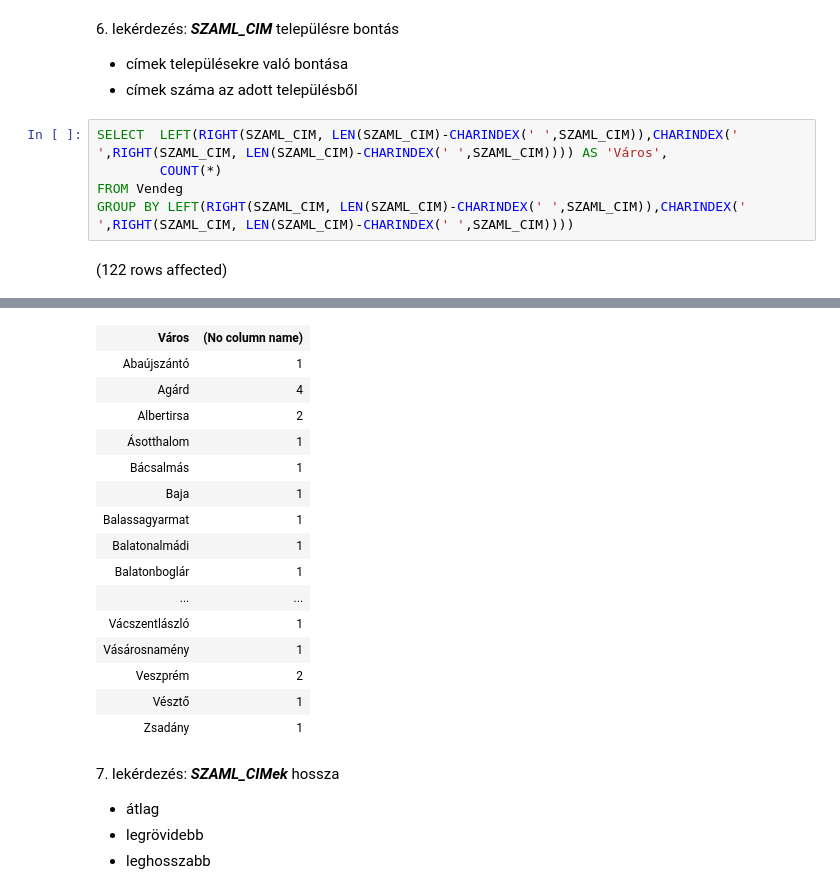
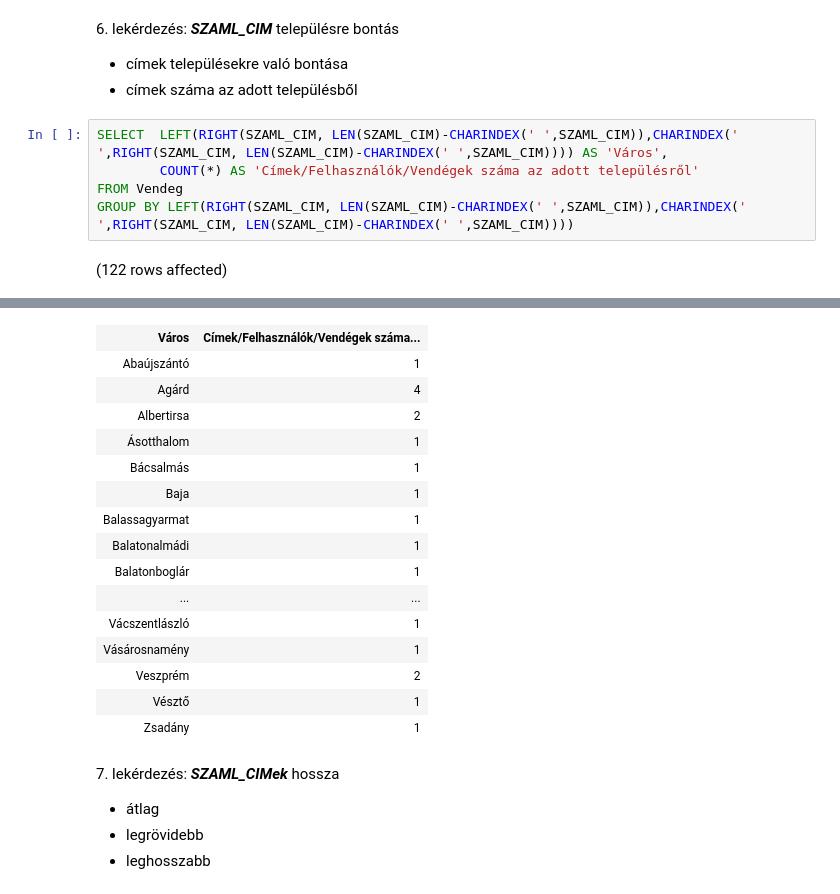
Before and after one commit to varadikitti/sqlgyak03, a Jupyter notebook: homework1.ipynb, the cells around one changed output, grey strips where cells are left out. Saved outputs shown, nothing was run; the diff lists cells and outputs as text.

```diff
--- a/homework1.ipynb
+++ b/homework1.ipynb
@@ -230,7 +230,7 @@ Total execution time: 00:00:00.020
 - címek száma az adott településből
 # %%
 SELECT  LEFT(RIGHT(SZAML_CIM, LEN(SZAML_CIM)-CHARINDEX(' ',SZAML_CIM)),CHARINDEX(' ',RIGHT(SZAML_CIM, LEN(SZAML_CIM)-CHARINDEX(' ',SZAML_CIM)))) AS 'Város',
-        COUNT(*)
+        COUNT(*) AS 'Címek/Felhasználók/Vendégek száma az adott településről'
 FROM Vendeg
 GROUP BY LEFT(RIGHT(SZAML_CIM, LEN(SZAML_CIM)-CHARINDEX(' ',SZAML_CIM)),CHARINDEX(' ',RIGHT(SZAML_CIM, LEN(SZAML_CIM)-CHARINDEX(' ',SZAML_CIM))))
 # %% [output]
@@ -239,4 +239,4 @@ Total execution time: 00:00:00.021
-| Város | (No column name) |
+| Város | Címek/Felhasználók/Vendégek száma... |
 | Abaújszántó | 1 |
 | Agárd | 4 |
 | Albertirsa | 2 |
```
Also changed, not shown: parts of 1 cell of this notebook.
